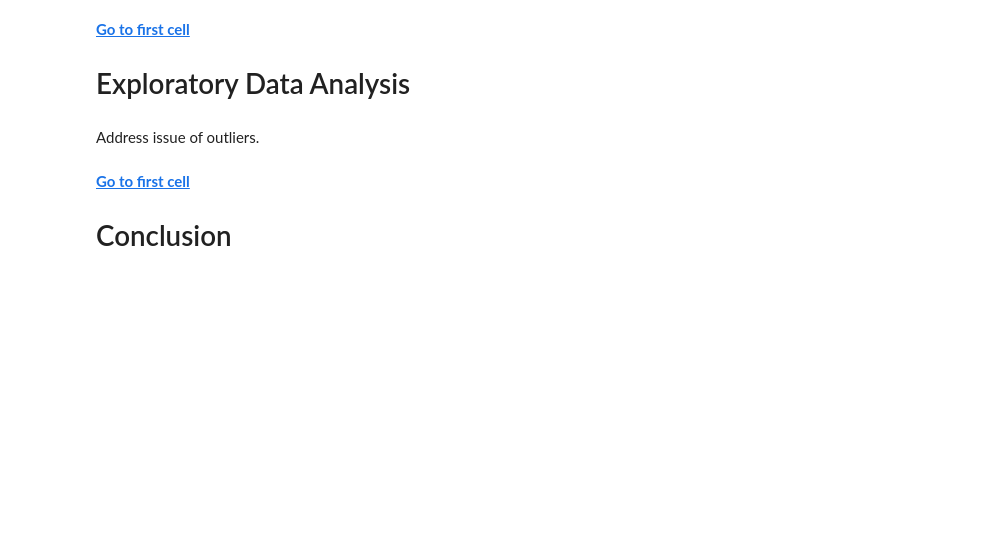
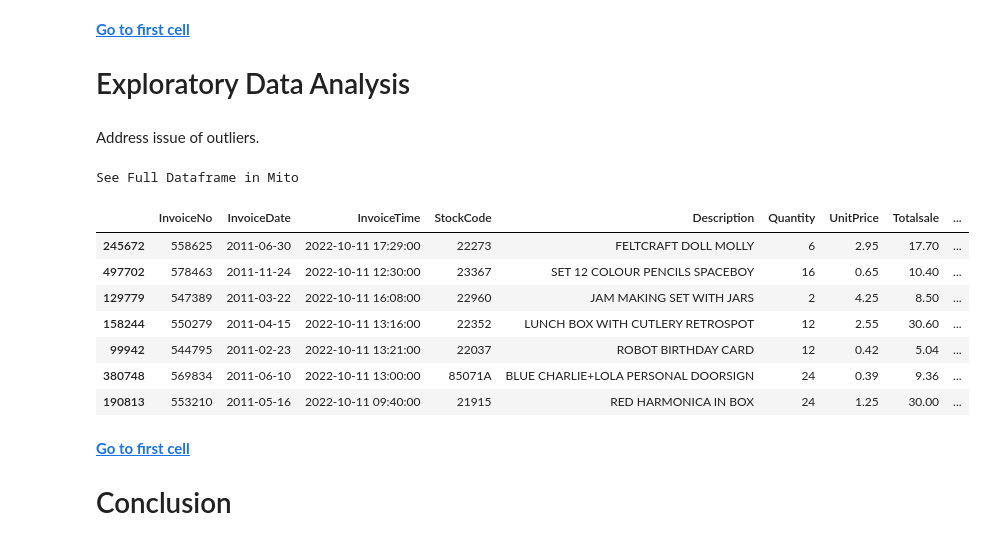
Before and after one commit to PrinssAlex/Online_Retail_Analysis, a Jupyter notebook: Online Retail Sales Analysis.ipynb, the cells around one changed output. Drawn from its saved outputs; the diff is of its cells as text; code cells hidden in the pictures; blank space fills up the shorter version.

Commit message:
Finished Data Cleaning

```diff
--- a/Online Retail Sales Analysis.ipynb
+++ b/Online Retail Sales Analysis.ipynb
@@ -302,0 +338,6 @@ df_clean = df.copy()
+# %%
+# fill NA value with NOT AVAILABLE
+df_clean['Description'] = df_clean['Description'].fillna('NOT AVAILABLE')
+
+# fill NA value with zero (0)
+df_clean['CustomerID'] = df_clean['CustomerID'].fillna(0)
@@ -302,0 +346,3 @@ df_clean = df.copy()
+# %%
+# convert from float to integer data type
+df_clean.CustomerID = df_clean.CustomerID.astype('int64')
@@ -303 +351,4 @@ df_clean = df.copy()
+# %%
+# drop duplicates
+df_clean.drop_duplicates(keep=False, inplace=True)
 # %% [markdown]
@@ -310,6 +447,21 @@ df_clean = df.copy()
 # Exploratory Data Analysis
 # %% [markdown]
 Address issue of outliers.
+# %%
+# create a copy of cleaned dataframe to use for EDA
+dfc = df_clean.copy()
+# %%
+dfc.sample(7)
+# %% [output]
+See Full Dataframe in Mito
+|  | InvoiceNo | InvoiceDate | InvoiceTime | StockCode | Description | Quantity | UnitPrice | Totalsale | ... |
+| 245672 | 558625 | 2011-06-30 | 2022-10-11 17:29:00 | 22273 | FELTCRAFT DOLL MOLLY | 6 | 2.95 | 17.70 | ... |
+| 497702 | 578463 | 2011-11-24 | 2022-10-11 12:30:00 | 23367 | SET 12 COLOUR PENCILS SPACEBOY | 16 | 0.65 | 10.40 | ... |
+| 129779 | 547389 | 2011-03-22 | 2022-10-11 16:08:00 | 22960 | JAM MAKING SET WITH JARS | 2 | 4.25 | 8.50 | ... |
+| 158244 | 550279 | 2011-04-15 | 2022-10-11 13:16:00 | 22352 | LUNCH BOX WITH CUTLERY RETROSPOT | 12 | 2.55 | 30.60 | ... |
+| 99942 | 544795 | 2011-02-23 | 2022-10-11 13:21:00 | 22037 | ROBOT BIRTHDAY CARD | 12 | 0.42 | 5.04 | ... |
+| 380748 | 569834 | 2011-06-10 | 2022-10-11 13:00:00 | 85071A | BLUE CHARLIE+LOLA PERSONAL DOORSIGN | 24 | 0.39 | 9.36 | ... |
+| 190813 | 553210 | 2011-05-16 | 2022-10-11 09:40:00 | 21915 | RED HARMONICA IN BOX | 24 | 1.25 | 30.00 | ... |
 # %% [markdown]
 <a id='conclusion'></a>
 **<a href='#top'>Go to first cell</a>**
```
Also changed, not shown: parts of 32 cells of this notebook.
